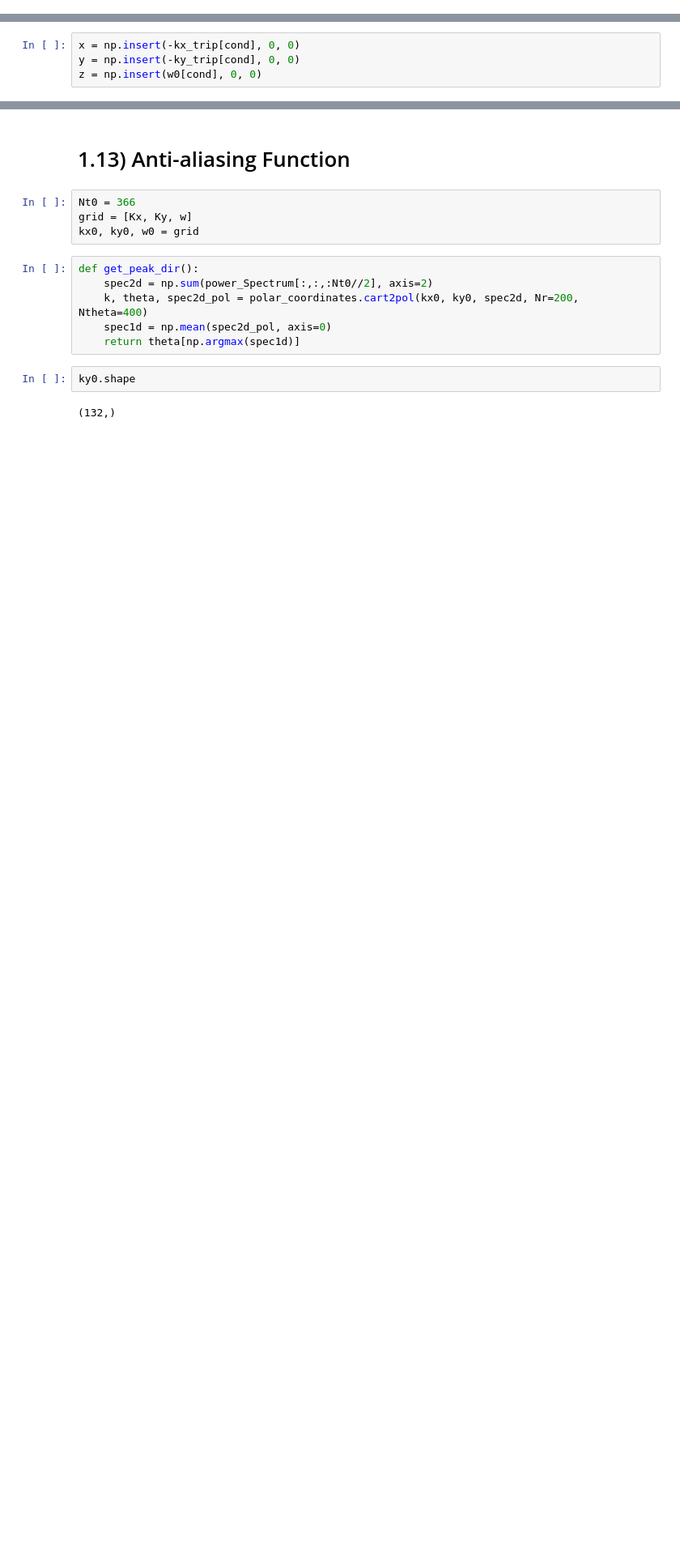
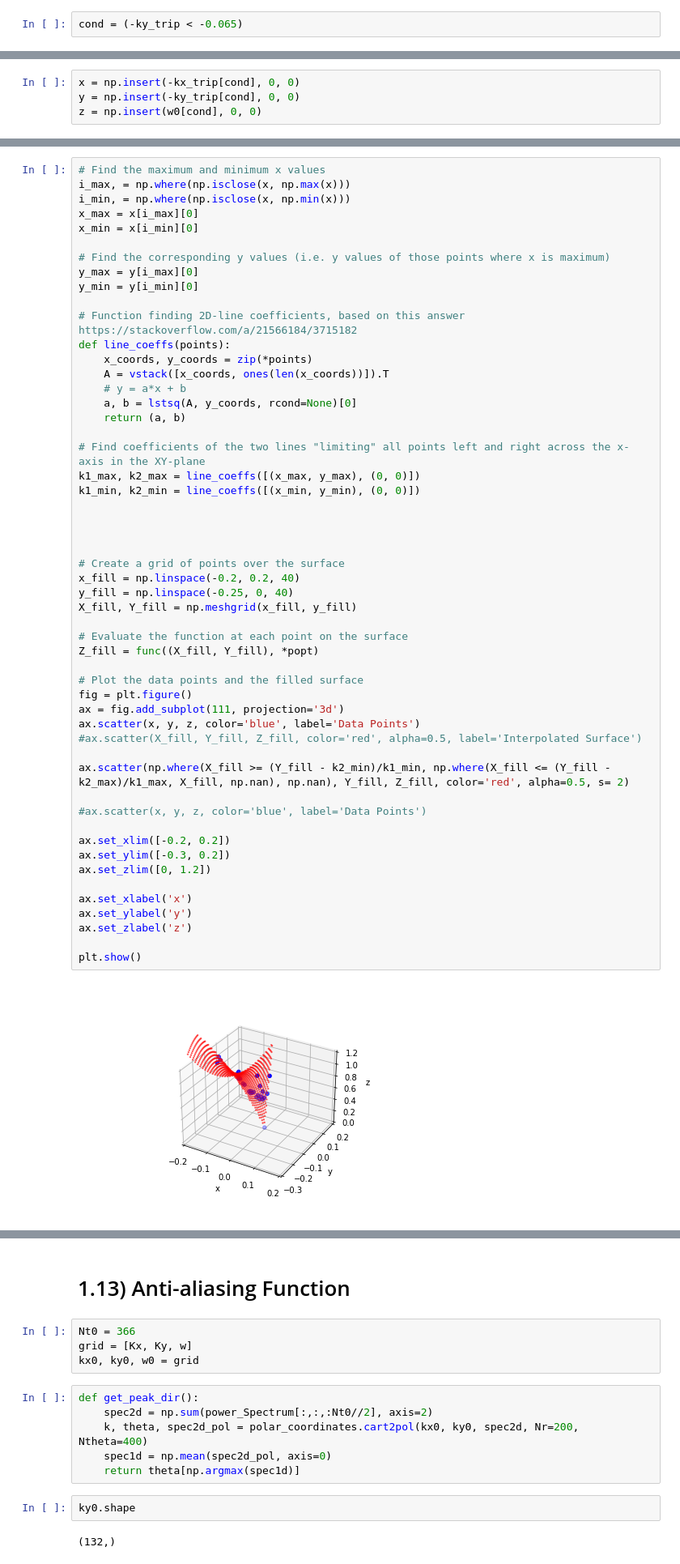
Before and after one commit to joeyanderson1/4th-Year-Thesis, a Jupyter notebook: Filtering Tel-Aviv Triplets.ipynb, the cells around one changed output, grey strips where cells are left out. Shown at 81% size. Drawn from its saved outputs; the diff is of its cells as text; blank space fills up the shorter version.

Commit message:
Two case Interpolation - Original Function
Two case Interpolation - Original Function

```diff
--- a/Filtering Tel-Aviv Triplets.ipynb
+++ b/Filtering Tel-Aviv Triplets.ipynb
@@ -1048,6 +1048,8 @@ plt.plot(ellipse_x, ellipse_y, color = 'green')
 [figure]
 # %% [markdown]
 # 1.12) Interpolating Triplet Data
+# %%
+cond = (-ky_trip < -0.065)
 # %%
 kx_trip = Kx[kx_indices]
 ky_trip = Ky[ky_indices]
@@ -1271,0 +1152,55 @@ plt.show()
+# %%
+# Find the maximum and minimum x values
+i_max, = np.where(np.isclose(x, np.max(x)))
+i_min, = np.where(np.isclose(x, np.min(x)))
+x_max = x[i_max][0]
+x_min = x[i_min][0]
+
+# Find the corresponding y values (i.e. y values of those points where x is maximum)
+y_max = y[i_max][0]
+y_min = y[i_min][0]
+
+# Function finding 2D-line coefficients, based on this answer https://stackoverflow.com/a/21566184/3715182
+def line_coeffs(points):
+    x_coords, y_coords = zip(*points)
+    A = vstack([x_coords, ones(len(x_coords))]).T
+    # y = a*x + b
+    a, b = lstsq(A, y_coords, rcond=None)[0]
+    return (a, b)
+
+# Find coefficients of the two lines "limiting" all points left and right across the x-axis in the XY-plane
+k1_max, k2_max = line_coeffs([(x_max, y_max), (0, 0)])
+k1_min, k2_min = line_coeffs([(x_min, y_min), (0, 0)])
+
+
+
+
+# Create a grid of points over the surface
+x_fill = np.linspace(-0.2, 0.2, 40)
+y_fill = np.linspace(-0.25, 0, 40)
+X_fill, Y_fill = np.meshgrid(x_fill, y_fill)
+
+# Evaluate the function at each point on the surface
+Z_fill = func((X_fill, Y_fill), *popt)
+
+# Plot the data points and the filled surface
+fig = plt.figure()
+ax = fig.add_subplot(111, projection='3d')
+ax.scatter(x, y, z, color='blue', label='Data Points')
+#ax.scatter(X_fill, Y_fill, Z_fill, color='red', alpha=0.5, label='Interpolated Surface')
+
+ax.scatter(np.where(X_fill >= (Y_fill - k2_min)/k1_min, np.where(X_fill <= (Y_fill - k2_max)/k1_max, X_fill, np.nan), np.nan), Y_fill, Z_fill, color='red', alpha=0.5, s= 2)
+
+#ax.scatter(x, y, z, color='blue', label='Data Points')
+
+ax.set_xlim([-0.2, 0.2])
+ax.set_ylim([-0.3, 0.2])
+ax.set_zlim([0, 1.2])
+
+ax.set_xlabel('x')
+ax.set_ylabel('y')
+ax.set_zlabel('z')
+
+plt.show()
+# %% [output]
+[figure, added]
```
Also changed, not shown: parts of 61 cells of this notebook.
